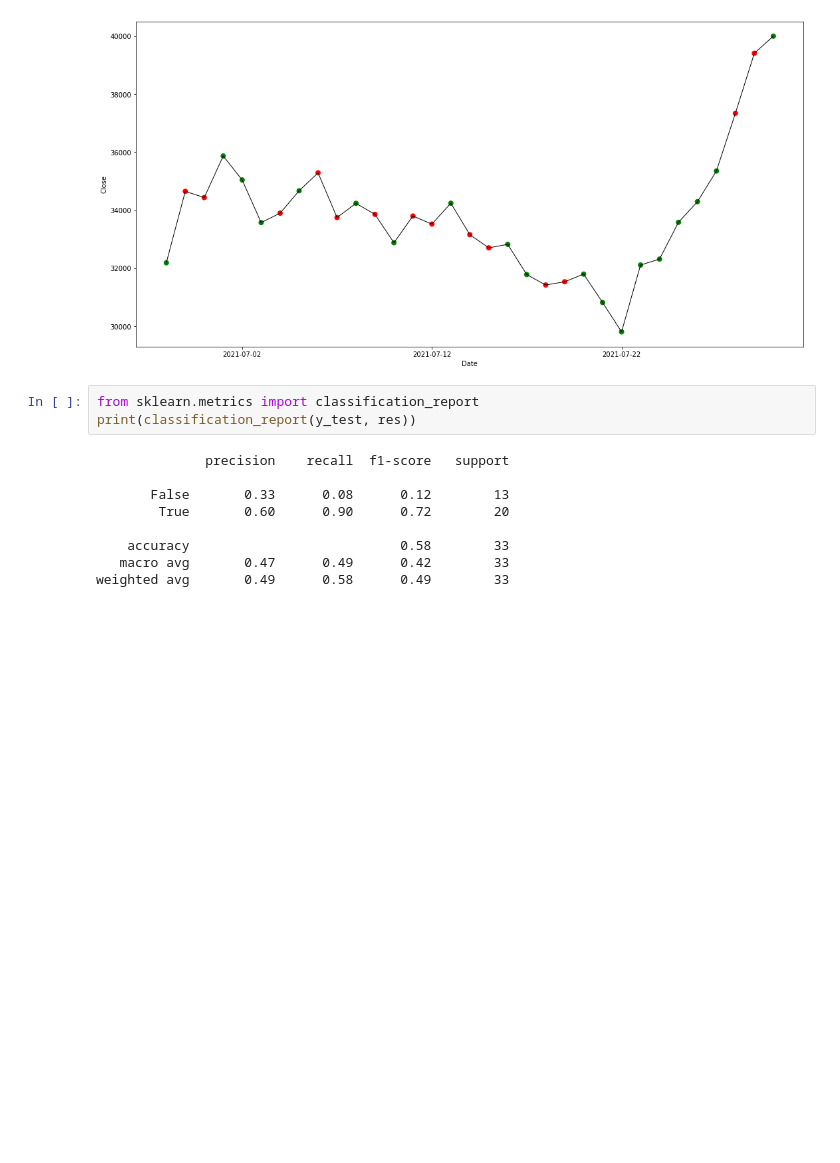
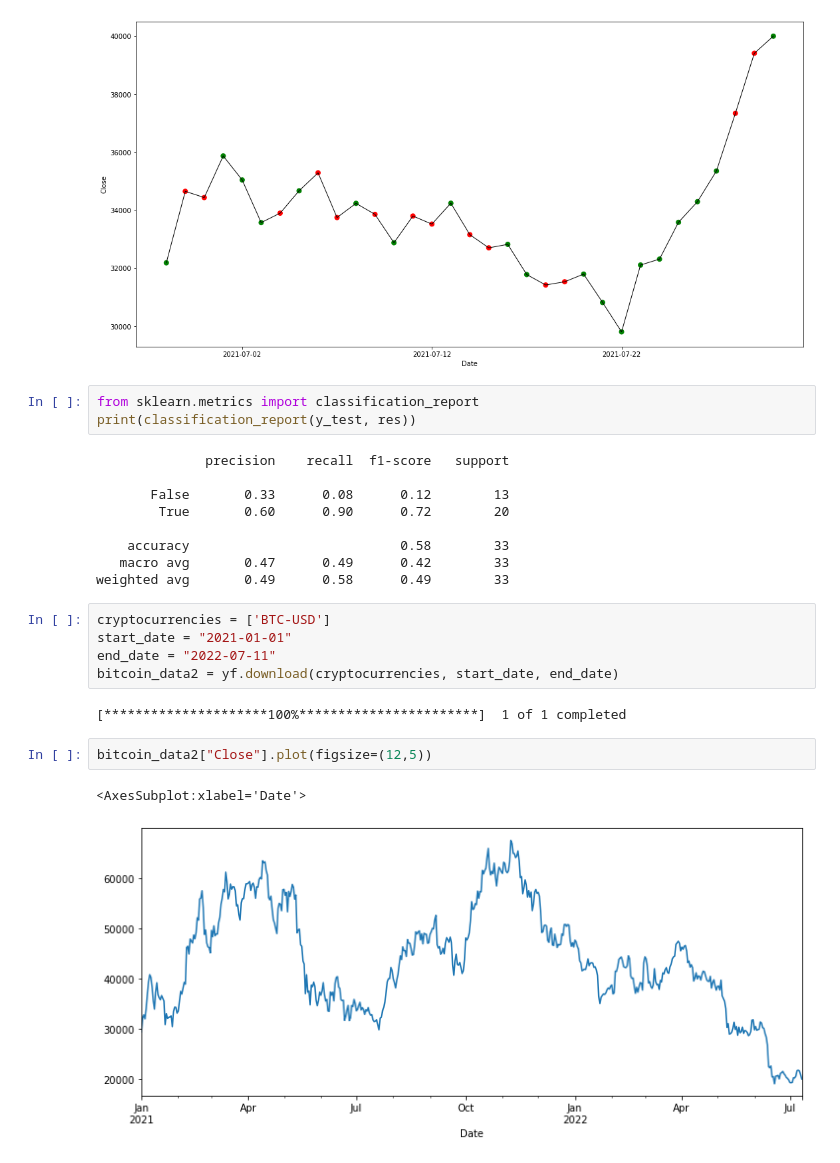
Before and after one commit to DDEEEVV/Project_2, a Jupyter notebook: 3rd_ML_model_using_btc_tweeter.ipynb, the cells around one changed output. Drawn from its saved outputs; the diff is of its cells as text; blank space fills up the shorter version.

```diff
--- a/3rd_ML_model_using_btc_tweeter.ipynb
+++ b/3rd_ML_model_using_btc_tweeter.ipynb
@@ -159,3 +159,15 @@ print(classification_report(y_test, res))
     accuracy                           0.58        33
    macro avg       0.47      0.49      0.42        33
 weighted avg       0.49      0.58      0.49        33
+# %%
+cryptocurrencies = ['BTC-USD']
+start_date = "2021-01-01"
+end_date = "2022-07-11"
+bitcoin_data2 = yf.download(cryptocurrencies, start_date, end_date)
+# %% [output]
+[*********************100%***********************]  1 of 1 completed
+# %%
+bitcoin_data2["Close"].plot(figsize=(12,5))
+# %% [output]
+<AxesSubplot:xlabel='Date'>
+[figure, added]
```
Also changed, not shown: parts of 12 cells of this notebook, 12 other files.
